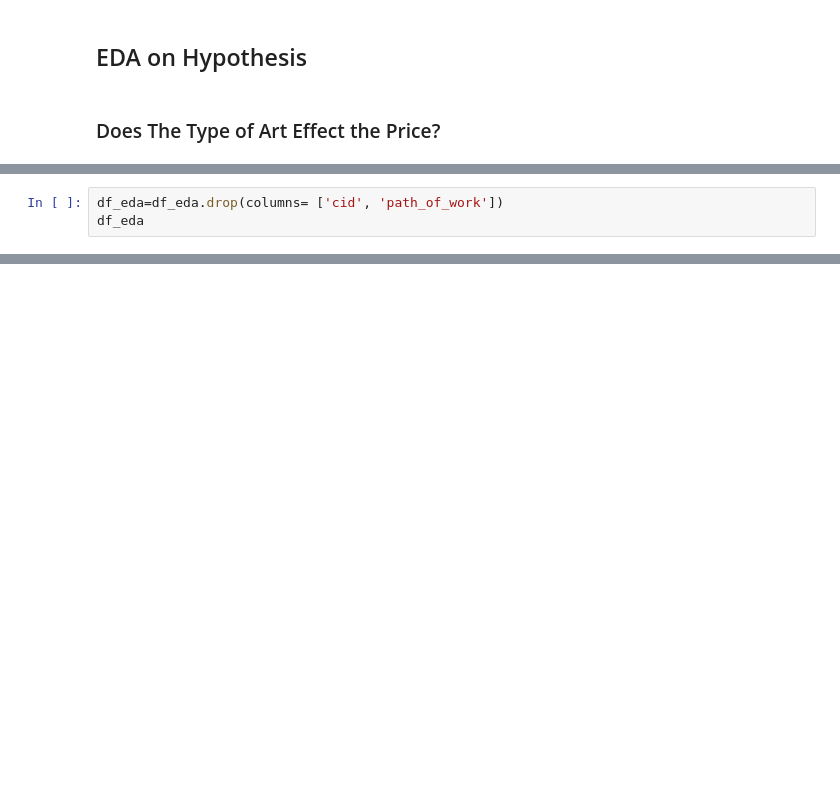
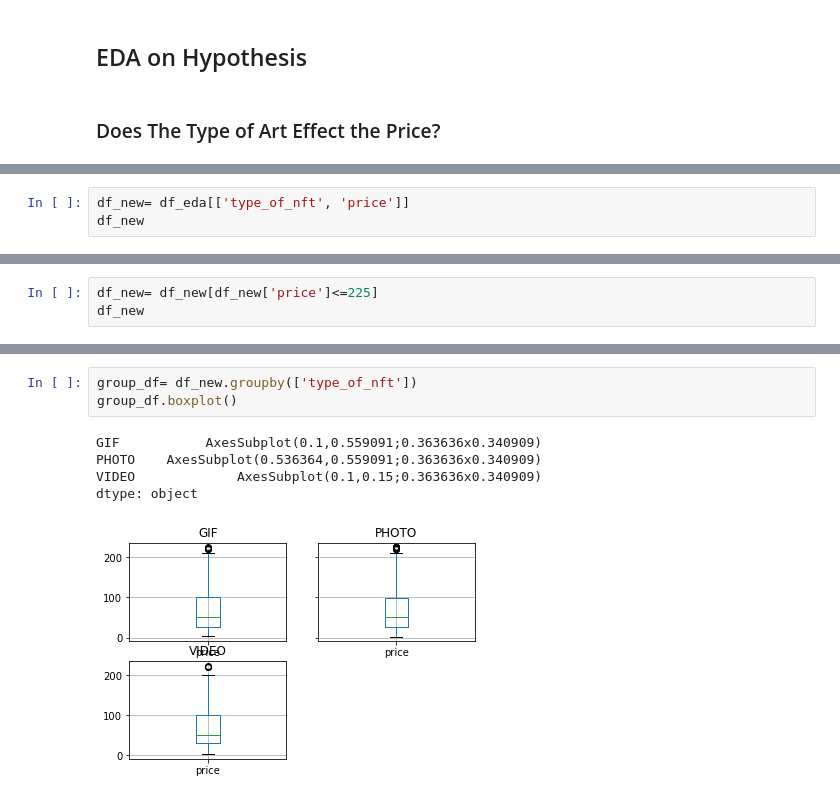
Before and after one commit to aortiz224/bootcamp_finalproject, a Jupyter notebook: dev/yaser/Notebook/ML_finalproject.ipynb, the cells around one changed output, grey strips where cells are left out. Cells and saved outputs as stored; diff of their text form; blank space fills up the shorter version.

```diff
--- a/dev/yaser/Notebook/ML_finalproject.ipynb
+++ b/dev/yaser/Notebook/ML_finalproject.ipynb
@@ -64,3 +63,0 @@ df_eda
-# %%
-df_eda=df_eda.drop(columns= ['cid', 'path_of_work'])
-df_eda
@@ -214,0 +64,3 @@ print(classification_report(y_test, predict))
+# %%
+df_new= df_eda[['type_of_nft', 'price']]
+df_new
@@ -214,0 +81,3 @@ print(classification_report(y_test, predict))
+# %%
+df_new= df_new[df_new['price']<=225]
+df_new
@@ -214,0 +98,9 @@ print(classification_report(y_test, predict))
+# %%
+group_df= df_new.groupby(['type_of_nft'])
+group_df.boxplot()
+# %% [output]
+GIF           AxesSubplot(0.1,0.559091;0.363636x0.340909)
+PHOTO    AxesSubplot(0.536364,0.559091;0.363636x0.340909)
+VIDEO             AxesSubplot(0.1,0.15;0.363636x0.340909)
+dtype: object
+[figure, added]
```
Also changed, not shown: parts of 45 cells of this notebook, 3 other files.
